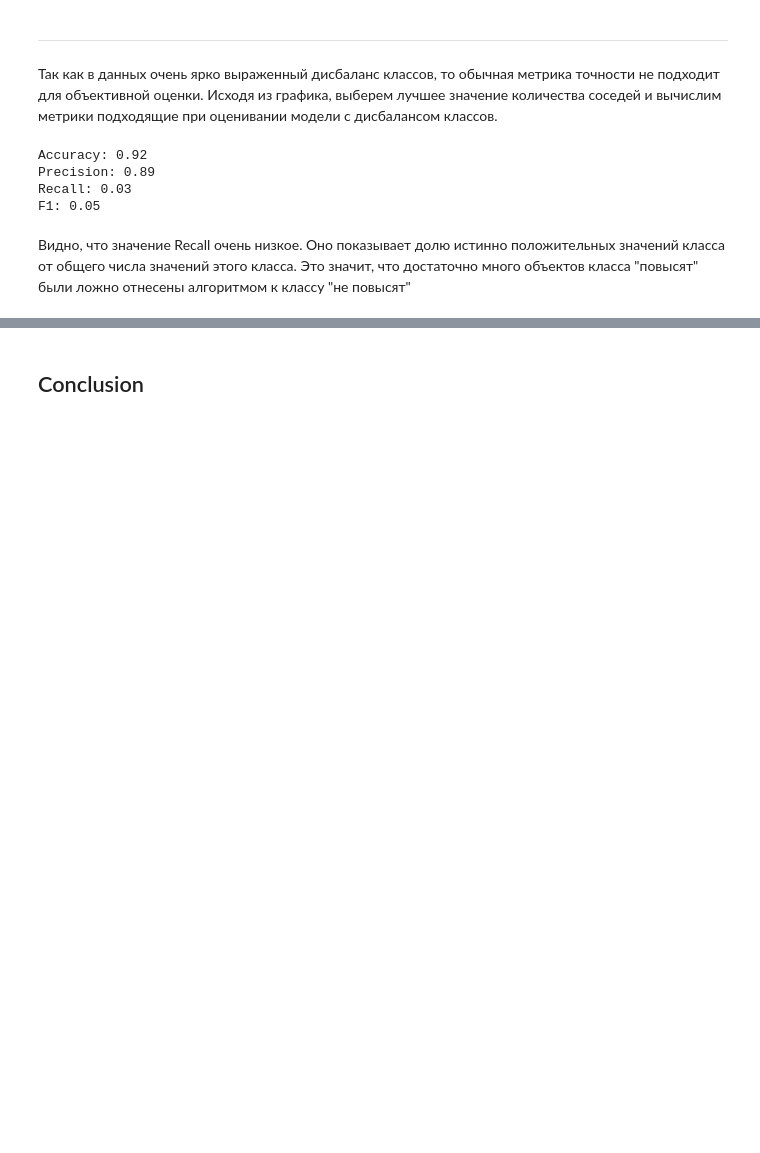
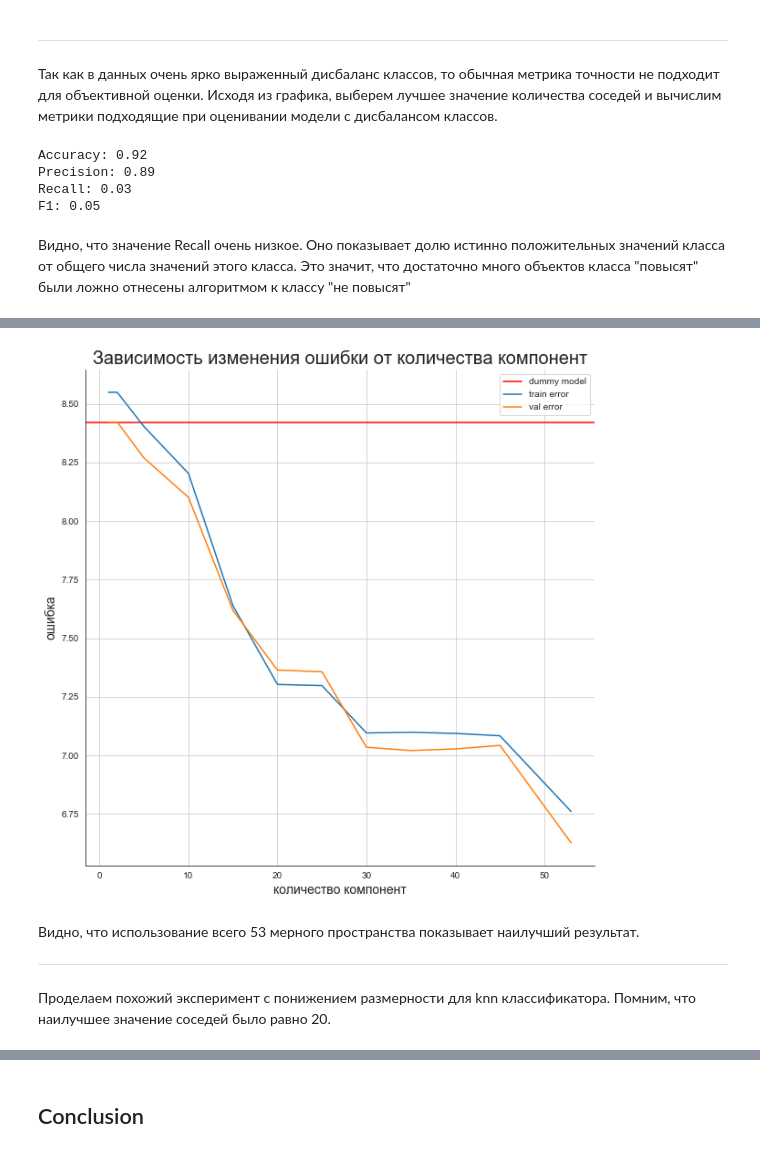
Before and after one commit to kirillProkofiev/ML_homework, a Jupyter notebook: HR_analysis.ipynb, the cells around one changed output, grey strips where cells are left out. Cells and saved outputs as stored; diff of their text form; code cells hidden in the pictures; blank space fills up the shorter version.

```diff
--- a/HR_analysis.ipynb
+++ b/HR_analysis.ipynb
@@ -624,0 +708,10 @@ F1: 0.05
+# %%
+pipeline = Pipeline(steps = [('pca', PCA()), ('svc', SVC(kernel = 'linear'))])
+
+n_components = [1, 2, *list(range(5,51,5)), 53]
+grid_search = GridSearchCV(pipeline, dict(pca__n_components = n_components), scoring='f1', cv=5, verbose=True, n_jobs=-1)
+grid_search.fit(X_train, y_train)
+print('Grid best parameter (max. {0}): {1}'
+          .format('f1', grid_search.best_params_))
+print('Grid best score ({0}): {1}'
+          .format('f1', grid_search.best_score_))
@@ -624,0 +747,18 @@ F1: 0.05
+# %%
+print('n_comp','train_err','test_err',sep='\t')
+train_err_cum = []
+val_err_cum = []
+for n_comp in [1, 2, *list(range(5,50,5)), 53]:
+    pca_select = PCA(n_components = n_comp)
+    pca_select.fit(X_train, y_train)
+    X_train_pca = pca_select.transform(X_train)
+    X_val_pca  = pca_select.transform(X_val)
+    svc = SVC(kernel = 'rbf')
+    svc.fit(X_train_pca, y_train)
+    y_train_pred = svc.predict(X_train_pca)
+    y_val_pred  = svc.predict(X_val_pca)
+    train_err = round(100*np.mean(y_train != y_train_pred),3)
+    train_err_cum.append(train_err)
+    val_err = round(100*np.mean(y_val != y_val_pred),3)
+    val_err_cum.append(val_err)
+    print(f'{n_comp}\t{train_err}%\t\t{val_err}%')
@@ -624,0 +779,20 @@ F1: 0.05
+# %%
+dummy_model = np.mean(y_val != 0)*100
+n_comps = [1, 2, *list(range(5,50,5)), 53]
+plt.figure(figsize=(10,10))
+plt.axhline(dummy_model, color='red', label='dummy model')
+plt.plot(n_comps, train_err_cum, label='train error')
+plt.plot(n_comps, val_err_cum, label='val error')
+plt.title('Зависимость изменения ошибки от количества компонент', fontsize=20)
+plt.xlabel('количество компонент', fontsize=14)
+plt.ylabel('ошибка', fontsize=14)
+sns.despine()
+plt.grid(True)
+plt.legend();
+# %% [output]
+[figure, added]
+# %% [markdown]
+Видно, что использование всего 53 мерного пространства показывает наилучший результат.
+___
+
+Проделаем похожий эксперимент с понижением размерности для knn классификатора. Помним, что наилучшее значение соседей было равно 20.
```
Also changed, not shown: parts of 23 cells of this notebook, 6 other files.
